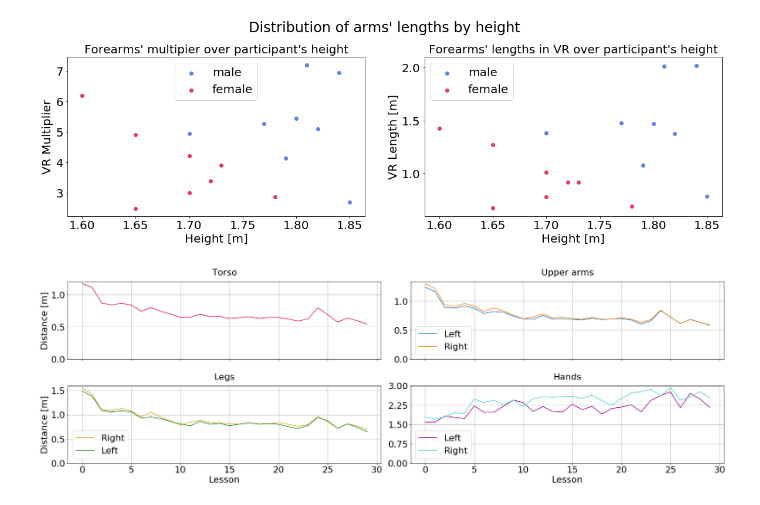
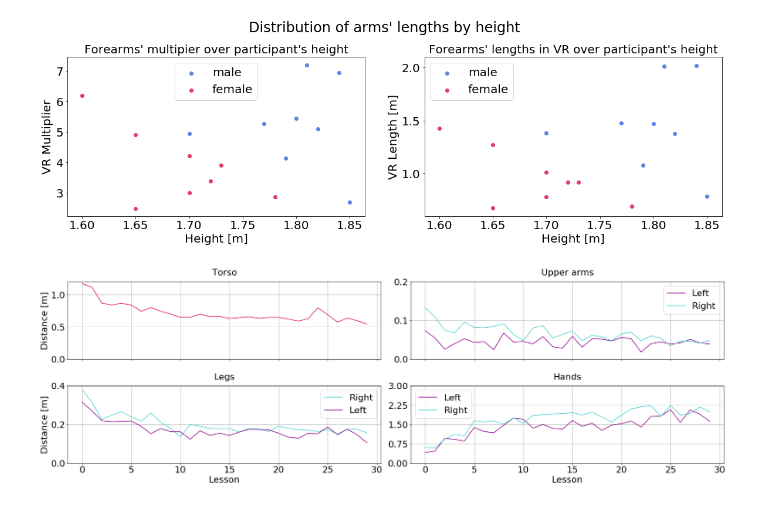
Before and after one commit to AndreeaStefan/SmartuistWrapper, a Jupyter notebook: evaluation/ResultsParticipants.ipynb, the cells around one changed output. Drawn from its saved outputs; the diff is of its cells as text; code cells hidden in the pictures.

```diff
--- a/evaluation/ResultsParticipants.ipynb
+++ b/evaluation/ResultsParticipants.ipynb
@@ -507,56 +507,50 @@ c1 = True
 c11 = True
 
 for i in range(len(avg)):
+
     y = avg[i]
     x = range(len(y))
+    if (i > 0):
+        y = [avg[i][k] - avg[0][k] for k in range(len(avg[i]))]
+
     if bodyPartsGroups[i] == 0:
         ax[0][0].plot(x,y, color = red)
         ax[0][0].set_title("Torso", y = 1.05)
         ax[0][0].set_yticks(np.arange(0,1.5, 0.5))
         ax[0][0].grid(True)
 #         ax[0][0].legend((),loc='best')
     elif bodyPartsGroups[i] == 1:
-        ax[0][1].plot(x,y)
+        ax[0][1].plot(x,y, color = colours[i])
         ax[0][1].set_title("Upper arms", y = 1.05)
-        ax[0][1].set_yticks(np.arange(0,1.5, 0.5))
+        ax[0][1].set_yticks(np.arange(0,0.3, 0.1))
         ax[0][1].grid(True)
         ax[0][1].legend(('Left', 'Right'), loc='best')
     elif bodyPartsGroups[i] == 3:
-        if c1:
-            c1 = False
-            col = col1
-        else:
-            col = col3
-        ax[1][1].plot(x,y, color = col)
+        ax[1][1].plot(x,y, color = colours[i])
         ax[1][1].set_title("Hands", y = 1.05)
         ax[1][1].set_yticks(np.arange(0,3.25, 0.75))
         ax[1][1].legend(('Left', 'Right'), loc='best')
         ax[1][1].grid(True)
     else:
-        if c11:
-            c11 = False
-            col = col2
-        else:
-            col = col4
-        ax[1][0].plot(x,y, color = col)
+        ax[1][0].plot(x,y, color = colours[i])
         ax[1][0].set_title("Legs", y = 1.05)
         ax[1][0].legend(('Right', 'Left'), loc='best')
-        ax[1][0].set_yticks(np.arange(0,1.7, 0.5))
+        ax[1][0].set_yticks(np.arange(0,0.6, 0.2))
         ax[1][0].grid(True)
 
 ax[0][0].set_ylabel('Distance [m]')
 ax[1][0].set_ylabel('Distance [m]')
 
 ax[1][0].set_xlabel('Lesson')
 ax[1][1].set_xlabel('Lesson')
 
 plt.tight_layout(w_pad=0.5, h_pad=1.0)
 
 # plt.subplots_adjust(top=1.5, bottom = 0.05)
-plt.savefig("DistancesBodyPartsTraining",bbox_inches='tight', dpi=150)
+plt.savefig("DistancesBodyPartsTraining2",bbox_inches='tight', dpi=150)
 plt.show()
 # %% [output]
-[figure, old version]
+[figure, new version]
 # %%
 first = True
 fig, (ax1, ax2, ax3) = plt.subplots( ncols = 3)
```
Also changed, not shown: parts of 2 cells of this notebook, 5 other files.
